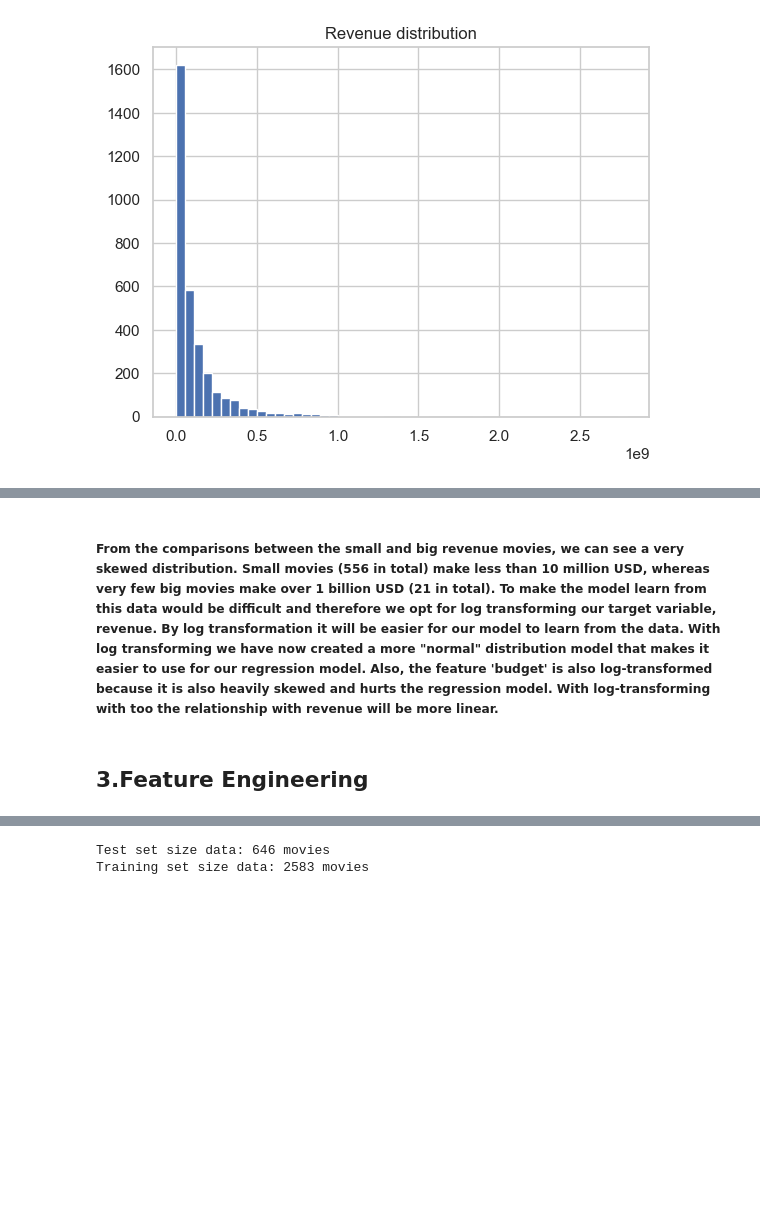
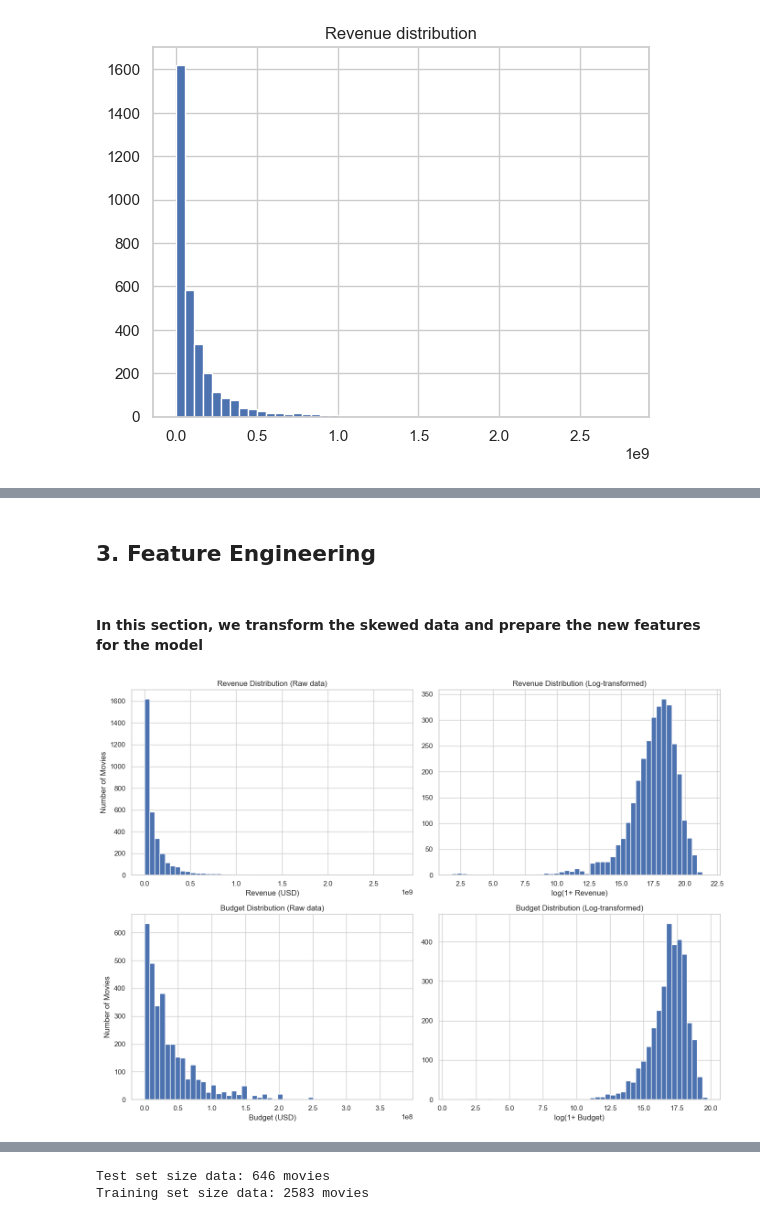
Before and after one commit to WilliamnCoder/boxoffice-analysis, a Jupyter notebook: notebooks/boxoffice-analysis.ipynb, the cells around one changed output, grey strips where cells are left out. Drawn from its saved outputs; the diff is of its cells as text; code cells hidden in the pictures; blank space fills up the shorter version.

Commit message:
updated and restructured sections throughout the project, and added Standardscaler(), added reference section list, and updated readme file

```diff
--- a/notebooks/boxoffice-analysis.ipynb
+++ b/notebooks/boxoffice-analysis.ipynb
@@ -27,12 +35,6 @@
 # %% [markdown]
 ## 2. Data cleaning
 # %%
-!pip install pandas
-!pip install numpy
-!pip install matplotlib
-!pip install seaborn
-!pip install sklearn
-
 # Data management
 import pandas as pd
 import numpy as np
@@ -42,8 +44,9 @@ import matplotlib.pyplot as plt
 import matplotlib.ticker as mtick
 import seaborn as sns
 
-sns.set(style="whitegrid") # easy-to-read graphs
+sns.set_theme(style="whitegrid") # easy-to-read graphs
 %matplotlib inline
+
 
 df = pd.read_csv("../data/tmdb_5000_movies.csv") # reads data from csv.file
 df.head() # Shows the first five rows
@@ -334,4 +300,2 @@ Number of movies with revenue more than 1 billion: 21
-# %% [markdown]
-##### From the comparisons between the small and big revenue movies, we can see a very skewed distribution. Small movies (556 in total) make less than 10 million USD, whereas very few big movies make over 1 billion USD (21 in total). To make the model learn from this data would be difficult and therefore we opt for log transforming our target variable, revenue. By log transformation it will be easier for our model to learn from the data. With log transforming we have now created a more "normal" distribution model that makes it easier to use for our regression model. Also, the feature 'budget' is also log-transformed because it is also heavily skewed and hurts the regression model. With log-transforming with too the relationship with revenue will be more linear.
 # %% [markdown]
-## 3.Feature Engineering
+## 3. Feature Engineering
@@ -339,0 +302,62 @@ Number of movies with revenue more than 1 billion: 21
+# %% [markdown]
+#### In this section, we transform the skewed data and prepare the new features for the model
+# %%
+# Step 1: Converting columns to numeric and datetime data types
+df_clean["budget"] = pd.to_numeric(df_clean["budget"], errors="coerce")
+df_clean["revenue"] = pd.to_numeric(df_clean["revenue"], errors="coerce")
+df_clean["release_date"] = pd.to_datetime(df_clean["release_date"], errors="coerce")
+
+# Step 2: extracting important time features from release_date
+df_clean["release_year"] = df_clean["release_date"].dt.year
+df_clean["release_month"] = df_clean["release_date"].dt.month
+
+# Step 3: Log-transforming skewed numeric features
+df_clean["log_budget"] = np.log1p(df_clean["budget"])  # log(1+x) avoids log(0)
+df_clean["log_revenue"] = np.log1p(df_clean["revenue"])
+
+# Step 4: Visualizing the raw versus transformed features
+fig, axes = plt.subplots(2, 2, figsize=(14, 10))
+
+# Revenue before and after log transformation
+df_clean["revenue"].hist(bins=50, ax=axes[0, 0])
+axes[0, 0].set_title("Revenue Distribution (Raw data)")
+axes[0, 0].set_xlabel("Revenue (USD)")
+axes[0, 0].set_ylabel("Number of Movies")
+
+df_clean["log_revenue"].hist(bins=50, ax=axes[0, 1])
+axes[0, 1].set_title("Revenue Distribution (Log-transformed)")
+axes[0, 1].set_xlabel("log(1+ Revenue)")
+
+# Budget before and after log transformation
+df_clean["budget"].hist(bins=50, ax=axes[1, 0])
+axes[1, 0].set_title("Budget Distribution (Raw data)")
+axes[1, 0].set_xlabel("Budget (USD)")
+axes[1, 0].set_ylabel("Number of Movies")
+
+df_clean["log_budget"].hist(bins=50, ax=axes[1, 1])
+axes[1, 1].set_title("Budget Distribution (Log-transformed)")
+axes[1, 1].set_xlabel("log(1+ Budget)")
+
+plt.tight_layout()
+plt.show()
+
+# Step 5: Checking log mapping example - for previewing data
+print("Raw vs Log (revenue):")
+for i, row in df_clean[["revenue", "log_revenue"]].head(5).iterrows():
+    print(f"Raw: {row['revenue']:>12,.0f} | Log Revenue: {row['log_revenue']:.2f}")
+
+print("\nRaw vs Log (budget):")
+for i, row in df_clean[["budget", "log_budget"]].head(5).iterrows():
+    print(f"Budget: {row['budget']:>12,.0f} | Log Budget: {row['log_budget']:.2f}")
+
+# Step 6: Defining features and target variable for modeling
+y = df_clean["log_revenue"]  # Target variable
+
+features = ["log_budget", "runtime", "popularity", "vote_average",
+            "vote_count", "release_year", "release_month"]
+
+X = df_clean[features]  # Feature set
+
+print("\nFeatures ready:", X.shape, "Target ready:", y.shape)
+# %% [output]
+[figure, added]
```
Also changed, not shown: parts of 55 cells of this notebook, 2 other files.
